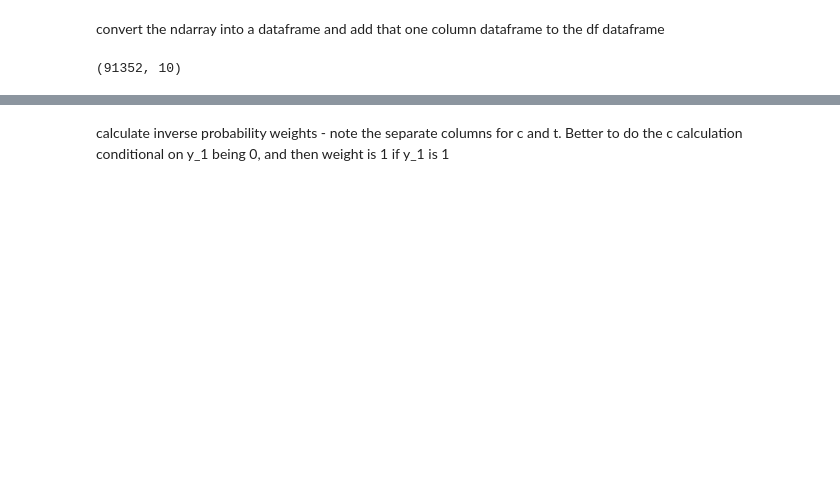
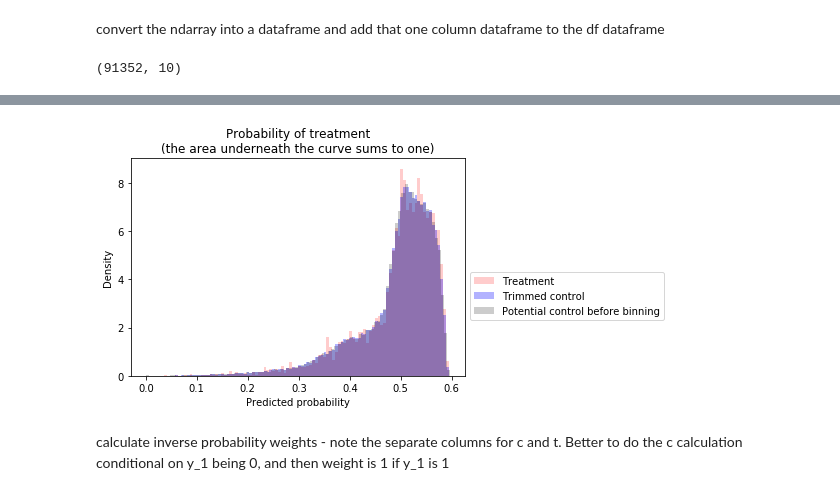
Before and after one commit to ciaranjudge/evaluation_jp, a Jupyter notebook: ModelTesting.ipynb, the cells around one changed output, grey strips where cells are left out. Saved outputs shown, nothing was run; the diff lists cells and outputs as text; code cells hidden in the pictures; blank space fills up the shorter version.

```diff
--- a/ModelTesting.ipynb
+++ b/ModelTesting.ipynb
@@ -597 +649,18 @@ Name: Propensity, dtype: float64
+# %%
+
+%matplotlib inline
+fig = plt.figure()
+ax = df_y1['Propensity'].hist(bins=100, alpha = 0.2, label = 'Treatment', color= 'red', density=True);
+df_y0['Propensity'].hist(bins=100, alpha = 0.3, label = 'Trimmed control', color = 'blue', density=True);
+initial_y0['Propensity'].hist(bins=100, alpha = 0.2, label = 'Potential control before binning', color ='black', density=True);
+
+#%matplotlib inline
+plt.legend(bbox_to_anchor=(1, 0.5))
+plt.title('Probability of treatment\n' '(the area underneath the curve sums to one)')
+ax.grid(False)
+plt.xlabel('Predicted probability')
+plt.ylabel('Density')
+plt.show()
+# %% [output]
+[figure, added]
 # %% [markdown]
```
Also changed, not shown: parts of 31 cells of this notebook.
